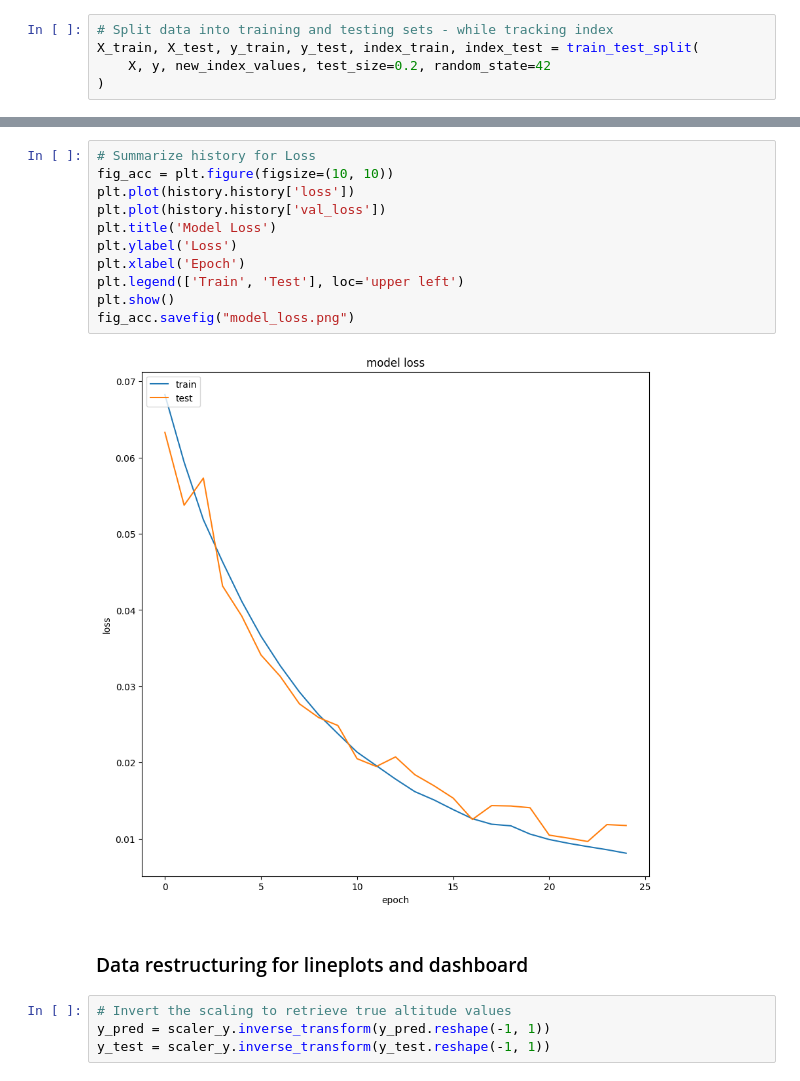
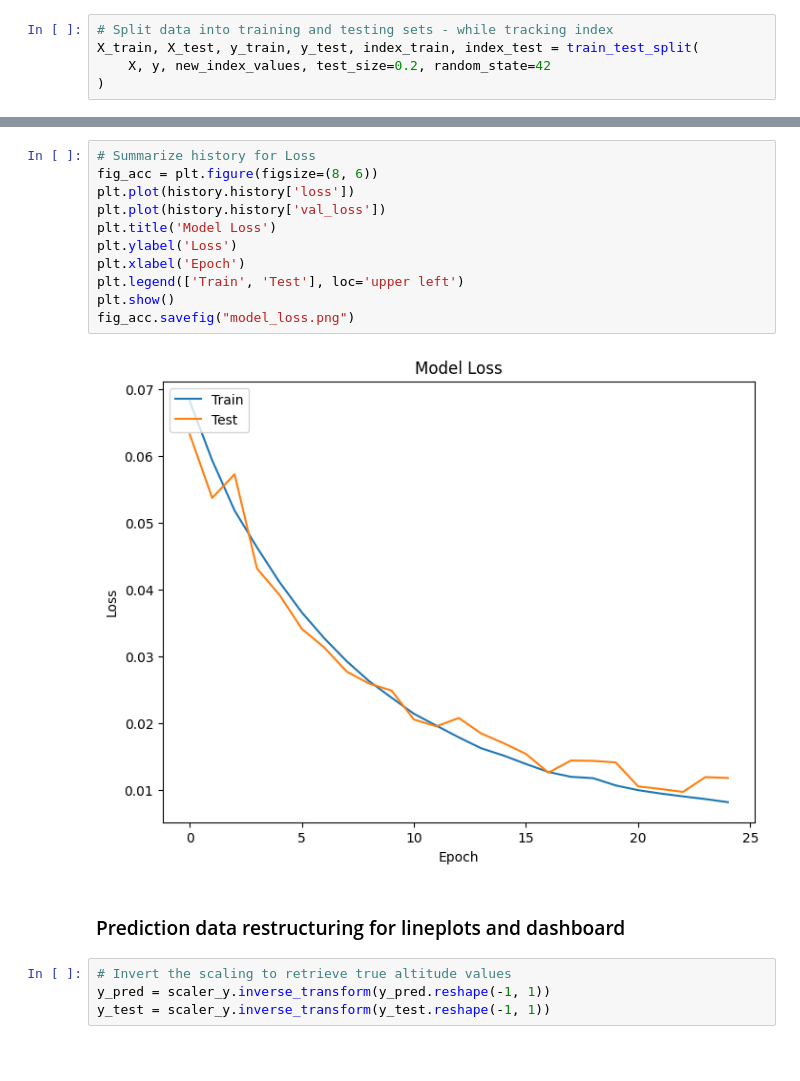
Before and after one commit to caliskate/delivery-drone-flight-predictions, a Jupyter notebook: flight_predictions.ipynb, the cells around one changed output, grey strips where cells are left out. Drawn from its saved outputs; the diff is of its cells as text; blank space fills up the shorter version.

```diff
--- a/flight_predictions.ipynb
+++ b/flight_predictions.ipynb
@@ -850,19 +835,19 @@ Mean Squared Error (MSE): 0.011419721614758939
 R-squared (R2): 0.872632959509228
 # %%
 # Summarize history for Loss
-fig_acc = plt.figure(figsize=(10, 10))
+fig_acc = plt.figure(figsize=(8, 6))
 plt.plot(history.history['loss'])
 plt.plot(history.history['val_loss'])
 plt.title('Model Loss')
 plt.ylabel('Loss')
 plt.xlabel('Epoch')
 plt.legend(['Train', 'Test'], loc='upper left')
 plt.show()
 fig_acc.savefig("model_loss.png")
 # %% [output]
-[figure, old version]
+[figure, new version]
 # %% [markdown]
-### Data restructuring for lineplots and dashboard
+### Prediction data restructuring for lineplots and dashboard
 # %%
 # Invert the scaling to retrieve true altitude values
 y_pred = scaler_y.inverse_transform(y_pred.reshape(-1, 1))
```
Also changed, not shown: parts of 7 cells of this notebook.
